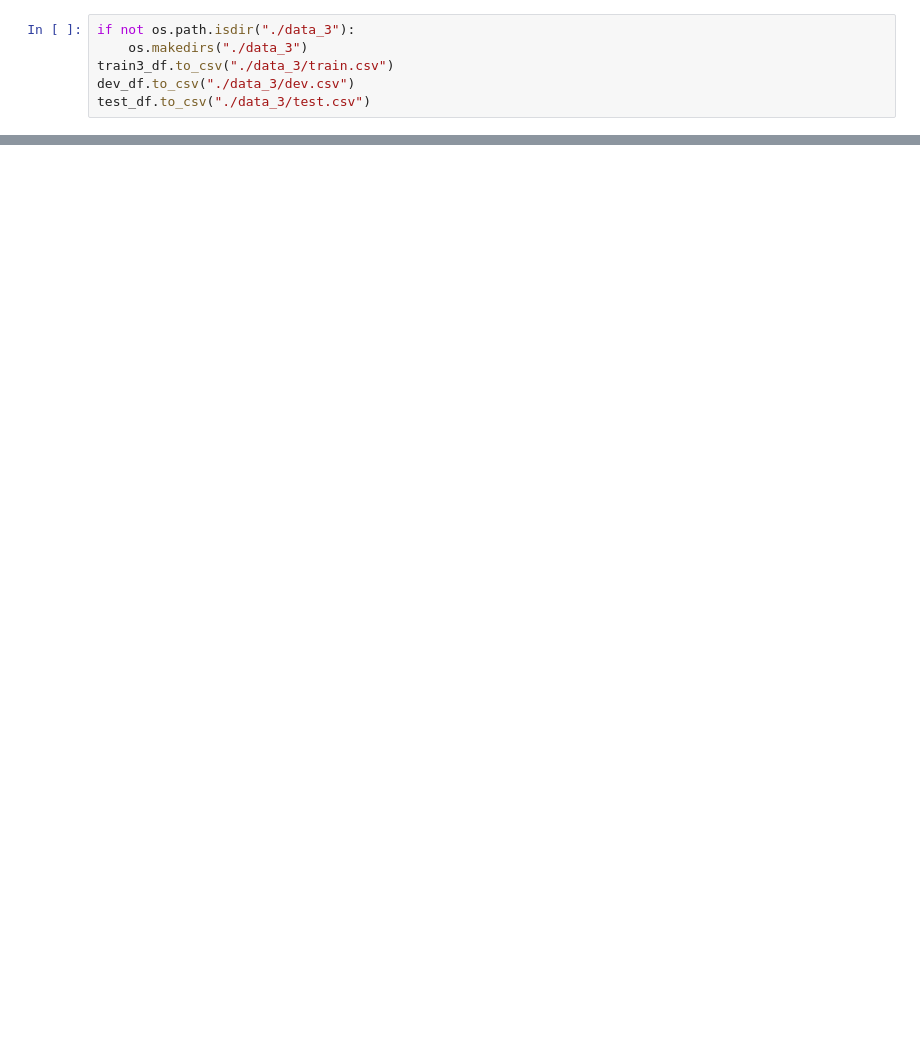
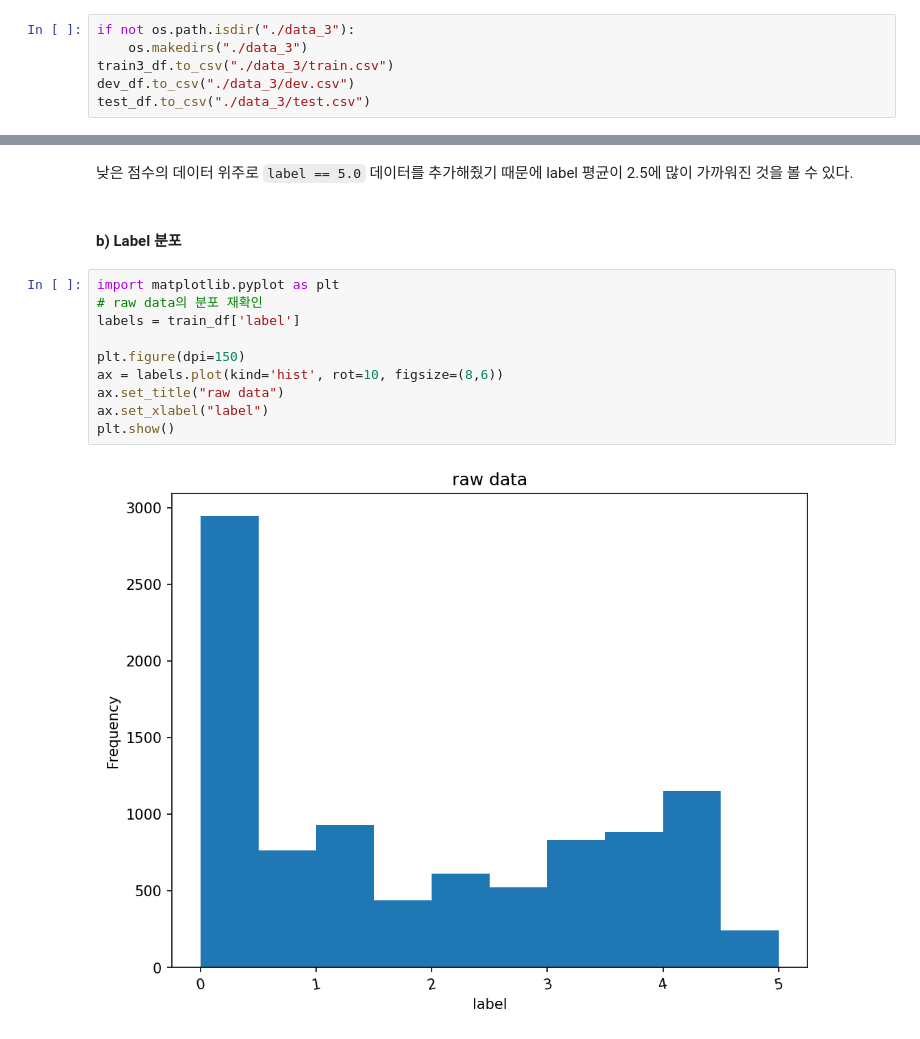
Before and after one commit to boostcampaitech5/level1_semantictextsimilarity-nlp-07, a Jupyter notebook: DA.ipynb, the cells around one changed output, grey strips where cells are left out. Saved outputs shown, nothing was run; the diff lists cells and outputs as text; blank space fills up the shorter version.

```diff
--- a/DA.ipynb
+++ b/DA.ipynb
@@ -501,0 +665,16 @@ test_df.to_csv("./data_3/test.csv")
+# %% [markdown]
+낮은 점수의 데이터 위주로 `label == 5.0` 데이터를 추가해줬기 때문에 label 평균이 2.5에 많이 가까워진 것을 볼 수 있다.
+# %% [markdown]
+#### b) Label 분포
+# %%
+import matplotlib.pyplot as plt
+# raw data의 분포 재확인
+labels = train_df['label']
+
+plt.figure(dpi=150)
+ax = labels.plot(kind='hist', rot=10, figsize=(8,6))
+ax.set_title("raw data")
+ax.set_xlabel("label")
+plt.show()
+# %% [output]
+[figure, added]
```
Also changed, not shown: parts of 24 cells of this notebook, 2 other files.
